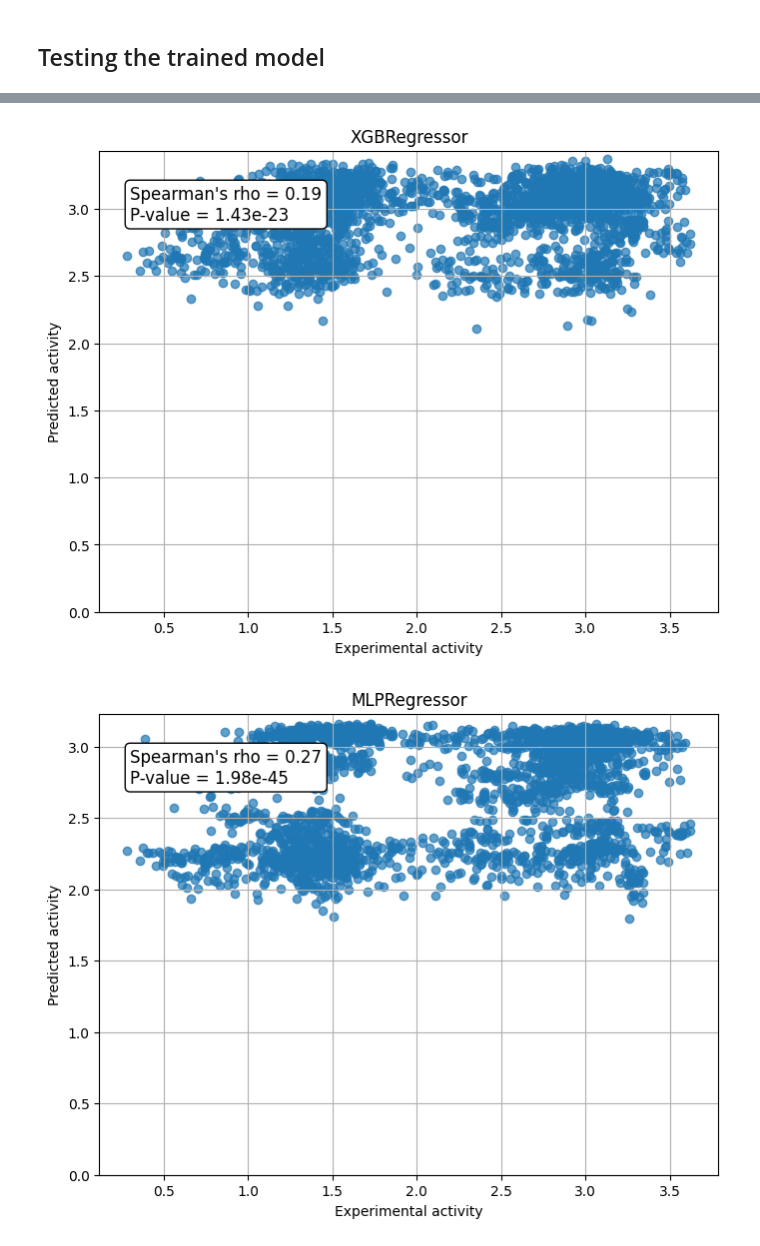
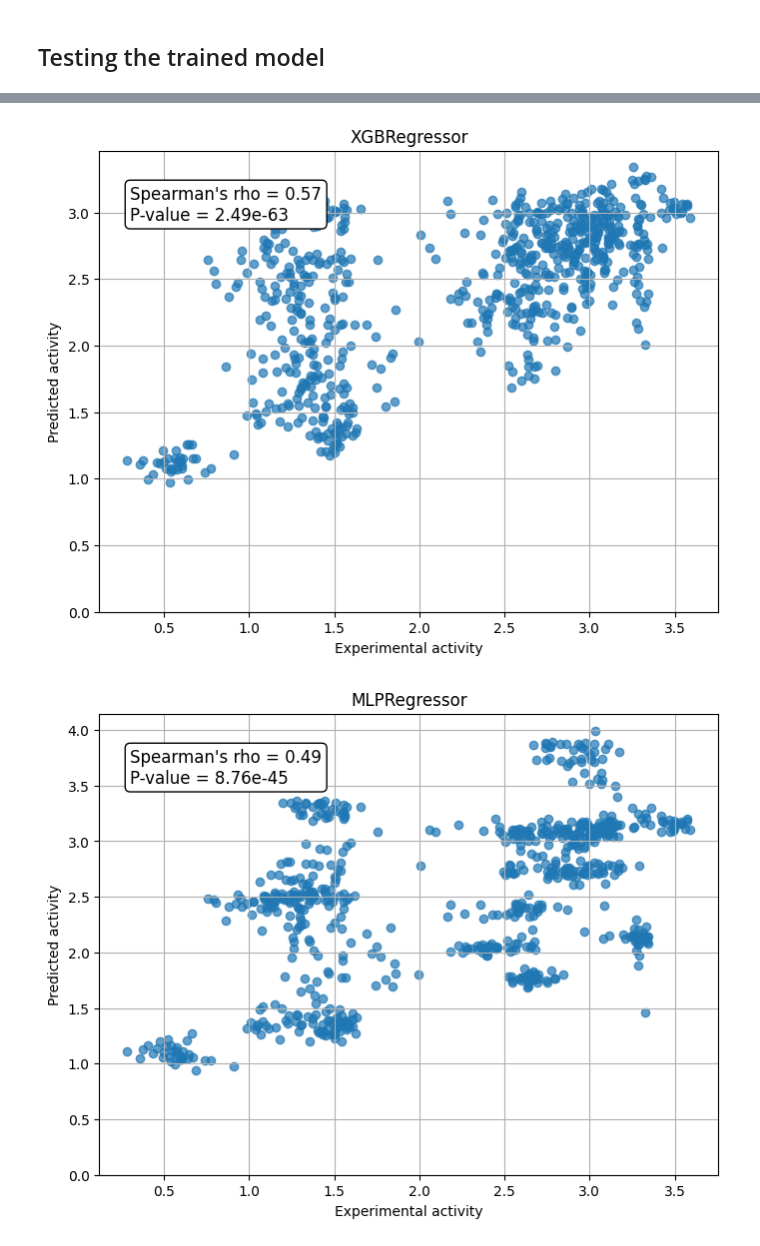
Before and after one commit to kaustubh-amritkar/rubisco_regression_classification, a Jupyter notebook: scripts/checking_diff_regressors.ipynb, the cells around one changed output, grey strips where cells are left out. Cells and saved outputs as stored; diff of their text form; code cells hidden in the pictures.

Commit message:
Added protT5 embeddings for the regressor -- ran for all data (combined) split for train-test

```diff
--- a/scripts/checking_diff_regressors.ipynb
+++ b/scripts/checking_diff_regressors.ipynb
@@ -140,27 +217,28 @@ for i, row in concat_all_exp_data.iterrows():
     sequence = row['lsussu_seq']
     data.append((header, sequence))
     ys.append(row['log_exp_val'])
-    Xs.append(row['lsu_ssu_weighted_esm'])  ## Using the weighted LSU-SSU embeddings
+    # Xs.append(row['lsu_ssu_weighted_esm'])  ## Using the weighted LSU-SSU ESM embeddings
+    Xs.append(row['lsu_ssu_weighted_protT5'])  ## Using the weighted LSU-SSU protT5 embeddings
 # %%
 # # Creating Training and Test set, making sure there are no RbcL repeats in the training and test set
-# def generate_train_test(Xs, ys, headers, random_seed, fraction=0.8):
-#     lsu_list = [x.split("-")[0] for x in headers]
-#     lsu_list_uniq = pd.Series(lsu_list).unique().copy()
-#     random.seed(random_seed)
-#     random.shuffle(lsu_list_uniq)
-#     train_size = int(len(lsu_list_uniq) * fraction)
-#     train_set = lsu_list_uniq[:train_size]
-#     test_set = lsu_list_uniq[train_size:]
-#     train_indices = [i for i, x in enumerate(lsu_list) if x in train_set]
-#     test_indices = [i for i, x in enumerate(lsu_list) if x in test_set]
+def generate_train_test(Xs, ys, headers, random_seed, fraction=0.8):
+    lsu_list = [x.split("-")[0] for x in headers]
+    lsu_list_uniq = pd.Series(lsu_list).unique().copy()
+    random.seed(random_seed)
+    random.shuffle(lsu_list_uniq)
+    train_size = int(len(lsu_list_uniq) * fraction)
+    train_set = lsu_list_uniq[:train_size]
+    test_set = lsu_list_uniq[train_size:]
+    train_indices = [i for i, x in enumerate(lsu_list) if x in train_set]
+    test_indices = [i for i, x in enumerate(lsu_list) if x in test_set]
 
-#     Xs_train = [Xs[i] for i in train_indices]
-#     Xs_test = [Xs[i] for i in test_indices]
-#     ys_train = [ys[i] for i in train_indices]
-#     ys_test = [ys[i] for i in test_indices]
-#     return train_indices, test_indices, train_set, test_set, Xs_train, Xs_test, ys_train, ys_test
+    Xs_train = [Xs[i] for i in train_indices]
+    Xs_test = [Xs[i] for i in test_indices]
+    ys_train = [ys[i] for i in train_indices]
+    ys_test = [ys[i] for i in test_indices]
+    return train_indices, test_indices, train_set, test_set, Xs_train, Xs_test, ys_train, ys_test
 
-# train_indices, test_indices, train_ids, test_ids, Xs_train, Xs_test, ys_train, ys_test = generate_train_test(Xs, ys, headers, 42)
+train_indices, test_indices, train_ids, test_ids, Xs_train, Xs_test, ys_train, ys_test = generate_train_test(Xs, ys, headers, 42)
 # %%
 ## Creating Training and Test set, such that the data from the large assay is in training & from the mutant assay is in test
 
@@ -346,7 +388,7 @@ for i, grid in enumerate(grid_list):
     print(grid.best_estimator_)
     var = grid.best_estimator_.__class__.__name__
 
-    model_file_name = f'/home/kaustubh/RuBisCO_ML/regressor_models/data/regressor_output/normalized_wrt_ind_ancs/ESM-2_log_mutant_train_large_test/grid_element_best_{var}_model.pkl'
+    model_file_name = f'/home/kaustubh/RuBisCO_ML/regressor_models/data/regressor_output/normalized_wrt_ind_ancs/protT5_log_all_data_split/grid_element_best_{var}_model.pkl'
     # Save the model
     with open(model_file_name, 'wb') as f:
         pickle.dump(grid.best_estimator_, f)
@@ -372,7 +414,7 @@ for i, grid in enumerate(grid_list):
 
     # Create a DataFrame and save to CSV
     df = pd.DataFrame({'Experimental Activity': ys_test, 'Predicted Activity': preds})
-    csv_filename = f'/home/kaustubh/RuBisCO_ML/regressor_models/data/regressor_output/normalized_wrt_ind_ancs/ESM-2_log_mutant_train_large_test/grid_element_test_set_{var}_activity_data.csv'
+    csv_filename = f'/home/kaustubh/RuBisCO_ML/regressor_models/data/regressor_output/normalized_wrt_ind_ancs/protT5_log_all_data_split/grid_element_test_set_{var}_activity_data.csv'
     df.to_csv(csv_filename, index=False)
     # print(f'Data saved to {csv_filename}')
 
@@ -415,4 +457,4 @@ Spearman's rho: 0.27, R^2: -0.26, MAE: 0.73, MSE: 0.87, RMSE: 0.93
-[figure, old version]
+[figure, new version]
-[figure, old version]
+[figure, new version]
 # %%
 performance_metrics_df = pd.DataFrame(performance_metrics)
```
Also changed, not shown: parts of 11 cells of this notebook.
